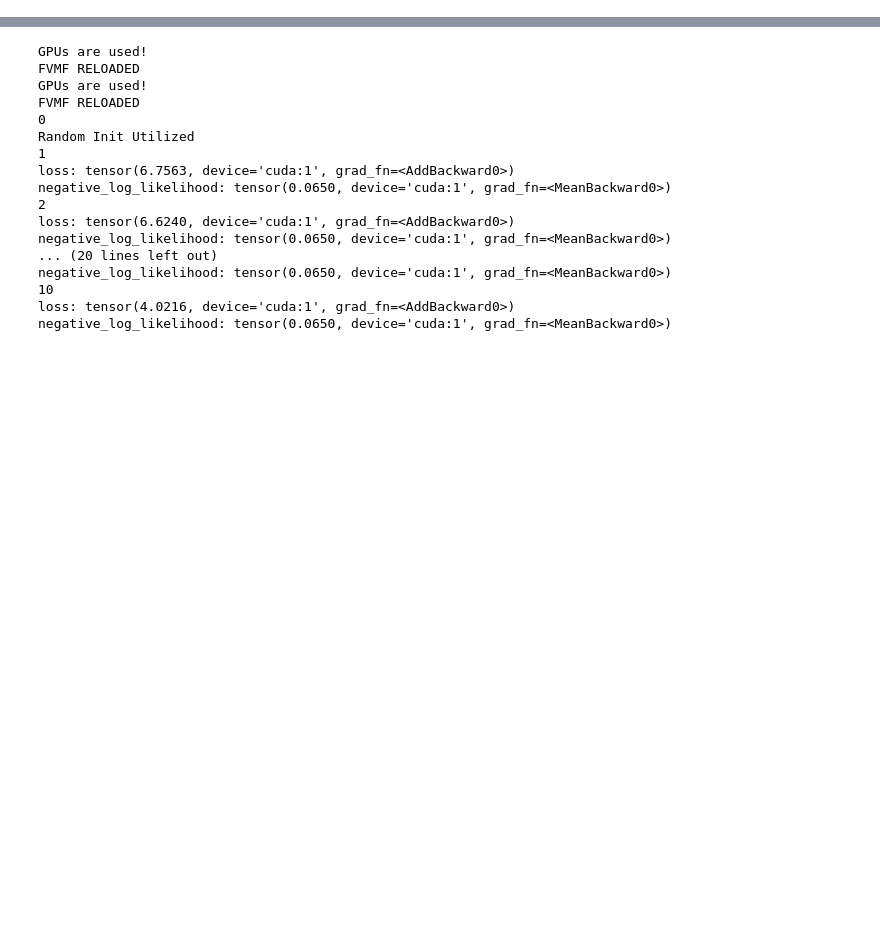
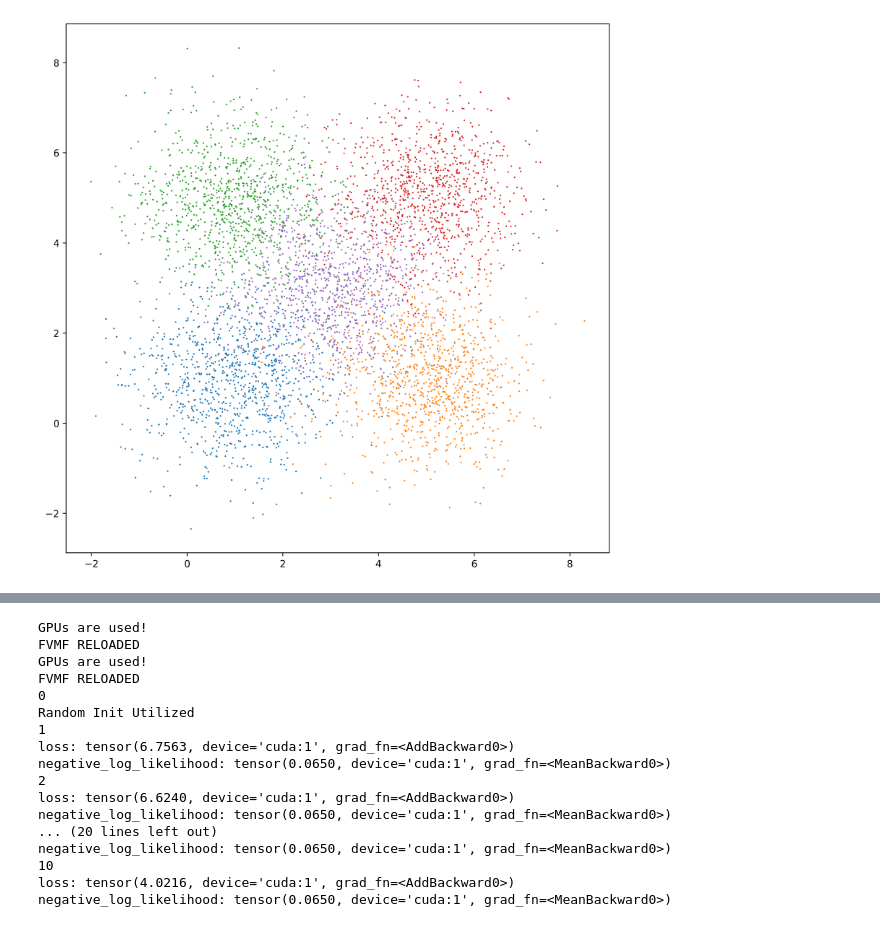
Before and after one commit to LeifMartin/BNN, a Jupyter notebook: Experiments.ipynb, the cells around one changed output, grey strips where cells are left out. Cells and saved outputs as stored; diff of their text form; code cells hidden in the pictures; blank space fills up the shorter version.

```diff
--- a/Experiments.ipynb
+++ b/Experiments.ipynb
@@ -286,7 +240,7 @@ torch.manual_seed(42069)
 
 PL = [torch.Tensor([1, 1]),torch.Tensor([5, 1]),torch.Tensor([1, 5]),torch.Tensor([5, 5]),torch.Tensor([3, 3])]
 cov = torch.eye(2)
-n = 500
+n = 1000
 
 plt.figure(figsize=(10, 10), dpi=500)
 
@@ -299,34 +253,36 @@ for i, MU in enumerate(PL): #enumerate starts from and including 0.
     DATA[:,:,:2] = DATA_
     DATA[:,:,2]  = i
     DF[i,:,:,:] = DATA
 
     x = DATA[:,0,0]
     y = DATA[:,0,1]
     plt.plot(x,y,'.',markersize=1.25)
 plt.show()
 
 C = int(3*n/4)
 
 #DATA_train = torch.zeros((len(PL)*C,3))
 #DATA_test = torch.zeros((len(PL)*(n-C),3))
 
 DATA = DF.reshape(len(PL)*n,3)
 #print('DATA:',DATA,'len(DATA):',len(DATA),'mean dtrain:',DATA.mean(axis=0)[2])
 
 #data_mean = DATA.mean(axis=1)[0:2]
 #data_std = DATA.std(axis=1)[0:2]
 
 #DATA[:,0:2] = (DATA[:,0:2]  - data_mean)/data_std
 #print('DATA normalized:',DATA,'len(DATA) normalized:',len(DATA),'mean dtrain normalized:',DATA.mean(axis=0)[2])
-tr_ids = np.random.choice(2500, 2000, replace = False)
+tr_ids = np.random.choice(n*5, n*4, replace = False)
 
 
 
 dtrain = DATA[tr_ids,:]
 dtest = DATA[-tr_ids,:]
 
 #print('\n','dtrain:',dtrain, 'len(dtrain):',len(dtrain),'mean dtrain:',dtrain.mean(axis=0)[2])
 #print('\n','dtest:',dtest, 'len(dtest):',len(dtest),'mean dtest:',dtest.mean(axis=0)[2])
+# %% [output]
+[figure, added]
 # %%
 import math
 import seaborn as sns
```
Also changed, not shown: parts of 9 cells of this notebook.
